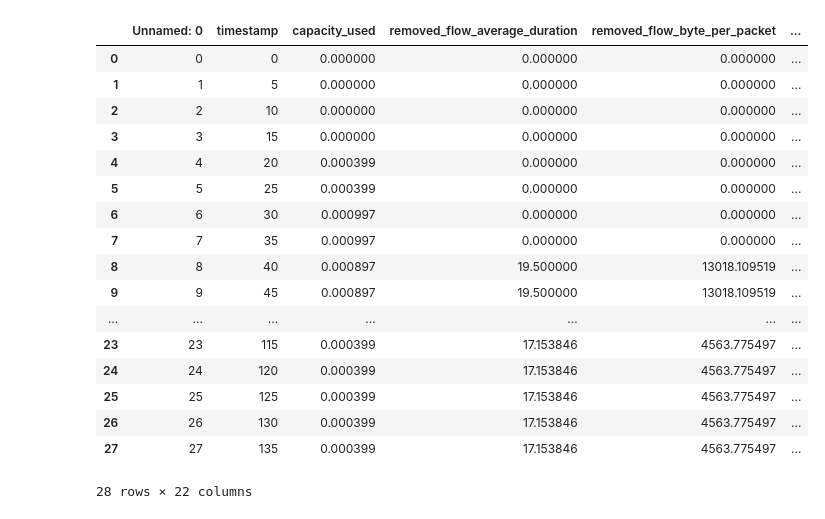
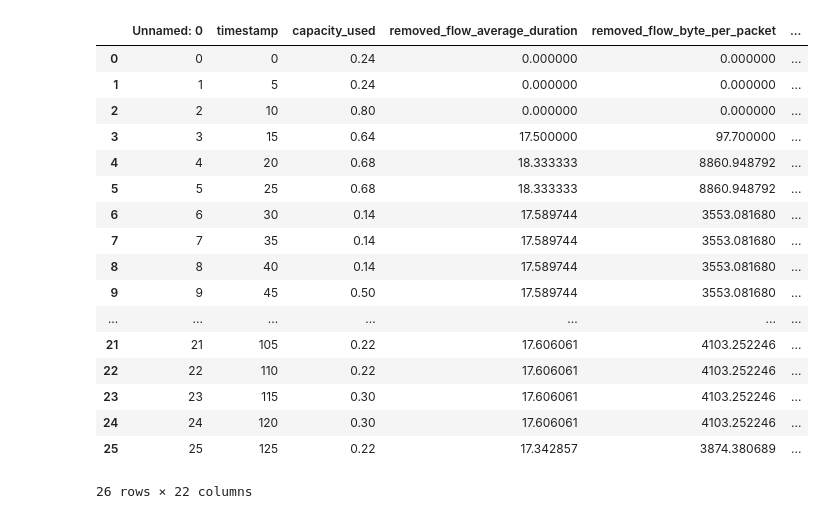
Before and after one commit to mervegrbz/492-Project, a Jupyter notebook: plot.ipynb, the cells around one changed output. Saved outputs shown, nothing was run; the diff lists cells and outputs as text; code cells hidden in the pictures.

```diff
--- a/plot.ipynb
+++ b/plot.ipynb
@@ -49,7 +142,7 @@ for data in result:
     if (index == 2):
       list = [f'ip_dst_{i}'for i in item.keys()]
     unique_keys.update(list)
-df_flow_table = pd.DataFrame(columns = tuple(unique_keys))
+df_flow_table_attack = pd.DataFrame(columns = tuple(unique_keys))
 count = 0
 for item in result:
     item = eval(item)
@@ -62,11 +155,11 @@ for item in result:
                 row_data[tuple(unique_keys).index(f'ip_src_{key}')] = value
             if (index == 2):
                 row_data[tuple(unique_keys).index(f'ip_dst_{key}')] = value
-    df_flow_table.loc[count] = pd.Series(row_data, index=unique_keys)
+    df_flow_table_attack.loc[count] = pd.Series(row_data, index=unique_keys)
     count+=1
 
 result = df['removed_table_stats']
-df_removed_flow_table = pd.DataFrame(columns = tuple(unique_keys))
+df_removed_flow_table_attack = pd.DataFrame(columns = tuple(unique_keys))
 count = 0
 for item in result:
     item = eval(item)
@@ -79,9 +172,10 @@ for item in result:
                 row_data[tuple(unique_keys).index(f'ip_src_{key}')] = value
             if (index == 2):
                 row_data[tuple(unique_keys).index(f'ip_dst_{key}')] = value
-    df_removed_flow_table.loc[count] = pd.Series(row_data, index=unique_keys)
+    df_removed_flow_table_attack.loc[count] = pd.Series(row_data, index=unique_keys)
     count+=1
 
 ## append this to the previous data frame
-dataframe_extended = pd.concat([df, df_flow_table, df_removed_flow_table], axis=1)
-dataframe_extended.drop(['flow_table_stats', 'removed_table_stats'], axis=1, inplace=True)
+dataframe_extended_attack = pd.concat([df, df_flow_table_attack, df_removed_flow_table_attack], axis=1)
+dataframe_extended_attack.drop(['flow_table_stats', 'removed_table_stats'], axis=1, inplace=True)
+dataframe_extended_attack
@@ -98,61 +206,59 @@ for data in result:
     if (index == 2):
       list = [f'ip_dst_{i}'for i in item.keys()]
     unique_keys.update(list)
-df_flow_table = pd.DataFrame(columns = tuple(unique_keys))
+df_flow_table_health = pd.DataFrame(columns = tuple(unique_keys))
 count = 0
 for item in result:
     item = eval(item)
     row_data = [None] * len(unique_keys)
     for index, proto in enumerate(item):
         for key, value in proto.items():
             if (index == 0):
                 row_data[tuple(unique_keys).index(f'proto_{key}')] = value
             if (index == 1):
                 row_data[tuple(unique_keys).index(f'ip_src_{key}')] = value
             if (index == 2):
                 row_data[tuple(unique_keys).index(f'ip_dst_{key}')] = value
-    df_flow_table.loc[count] = pd.Series(row_data, index=unique_keys)
+    df_flow_table_health.loc[count] = pd.Series(row_data, index=unique_keys)
     count+=1
 
 result = df_health['removed_table_stats']
-df_removed_flow_table = pd.DataFrame(columns = tuple(unique_keys))
+df_removed_flow_table_health = pd.DataFrame(columns = tuple(unique_keys))
 count = 0
 for item in result:
     item = eval(item)
     row_data = [None] * len(unique_keys)
     for index, proto in enumerate(item):
         for key, value in proto.items():
             if (index == 0):
                 row_data[tuple(unique_keys).index(f'proto_{key}')] = value
             if (index == 1):
                 row_data[tuple(unique_keys).index(f'ip_src_{key}')] = value
             if (index == 2):
                 row_data[tuple(unique_keys).index(f'ip_dst_{key}')] = value
-    df_removed_flow_table.loc[count] = pd.Series(row_data, index=unique_keys)
+    df_removed_flow_table_health.loc[count] = pd.Series(row_data, index=unique_keys)
     count+=1
 
 ## append this to the previous data frame
-dataframe_extended = pd.concat([df_health, df_flow_table, df_removed_flow_table], axis=1)
-dataframe_extended.drop(['flow_table_stats', 'removed_table_stats'], axis=1, inplace=True)
-dataframe_extended
+dataframe_extended_health = pd.concat([df_health, df_flow_table_health, df_removed_flow_table_health], axis=1)
+dataframe_extended_health.drop(['flow_table_stats', 'removed_table_stats'], axis=1, inplace=True)
+dataframe_extended_health
+# %% [output]
+|  | Unnamed: 0 | timestamp | capacity_used | removed_flow_average_duration | removed_flow_byte_per_packet | ... |
+| 0 | 0 | 0 | 0.24 | 0.000000 | 0.000000 | ... |
+| 1 | 1 | 5 | 0.24 | 0.000000 | 0.000000 | ... |
+| 2 | 2 | 10 | 0.80 | 0.000000 | 0.000000 | ... |
+| 3 | 3 | 15 | 0.64 | 17.500000 | 97.700000 | ... |
+| 4 | 4 | 20 | 0.68 | 18.333333 | 8860.948792 | ... |
+| 5 | 5 | 25 | 0.68 | 18.333333 | 8860.948792 | ... |
+| 6 | 6 | 30 | 0.14 | 17.589744 | 3553.081680 | ... |
+| 7 | 7 | 35 | 0.14 | 17.589744 | 3553.081680 | ... |
+| 8 | 8 | 40 | 0.14 | 17.589744 | 3553.081680 | ... |
+| 9 | 9 | 45 | 0.50 | 17.589744 | 3553.081680 | ... |
+| ... | ... | ... | ... | ... | ... | ... |
+| 21 | 21 | 105 | 0.22 | 17.606061 | 4103.252246 | ... |
+| 22 | 22 | 110 | 0.22 | 17.606061 | 4103.252246 | ... |
+| 23 | 23 | 115 | 0.30 | 17.606061 | 4103.252246 | ... |
+| 24 | 24 | 120 | 0.30 | 17.606061 | 4103.252246 | ... |
+| 25 | 25 | 125 | 0.22 | 17.342857 | 3874.380689 | ... |
+26 rows × 22 columns
-# %%
-dataframe_extended
-# %% [output]
-|  | Unnamed: 0 | timestamp | capacity_used | removed_flow_average_duration | removed_flow_byte_per_packet | ... |
-| 0 | 0 | 0 | 0.000000 | 0.000000 | 0.000000 | ... |
-| 1 | 1 | 5 | 0.000000 | 0.000000 | 0.000000 | ... |
-| 2 | 2 | 10 | 0.000000 | 0.000000 | 0.000000 | ... |
-| 3 | 3 | 15 | 0.000000 | 0.000000 | 0.000000 | ... |
-| 4 | 4 | 20 | 0.000399 | 0.000000 | 0.000000 | ... |
-| 5 | 5 | 25 | 0.000399 | 0.000000 | 0.000000 | ... |
-| 6 | 6 | 30 | 0.000997 | 0.000000 | 0.000000 | ... |
-| 7 | 7 | 35 | 0.000997 | 0.000000 | 0.000000 | ... |
-| 8 | 8 | 40 | 0.000897 | 19.500000 | 13018.109519 | ... |
-| 9 | 9 | 45 | 0.000897 | 19.500000 | 13018.109519 | ... |
-| ... | ... | ... | ... | ... | ... | ... |
-| 23 | 23 | 115 | 0.000399 | 17.153846 | 4563.775497 | ... |
-| 24 | 24 | 120 | 0.000399 | 17.153846 | 4563.775497 | ... |
-| 25 | 25 | 125 | 0.000399 | 17.153846 | 4563.775497 | ... |
-| 26 | 26 | 130 | 0.000399 | 17.153846 | 4563.775497 | ... |
-| 27 | 27 | 135 | 0.000399 | 17.153846 | 4563.775497 | ... |
-28 rows × 22 columns
```
Also changed, not shown: parts of 8 cells of this notebook.
